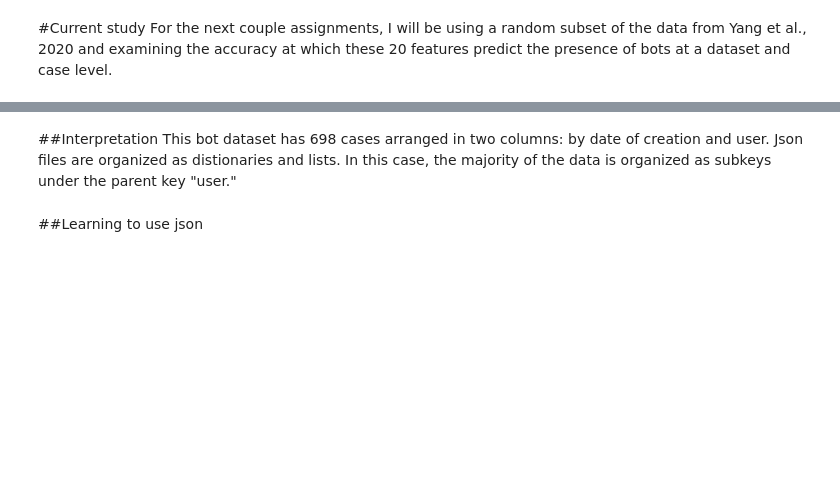
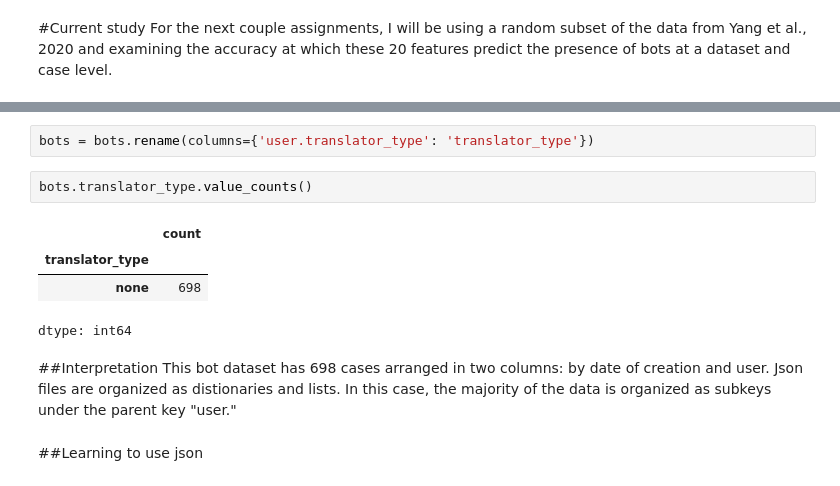
Before and after one commit to carlavilla/DataManagement, a Jupyter notebook: CV_DMPS0.ipynb, the cells around one changed output, grey strips where cells are left out. Drawn from its saved outputs; the diff is of its cells as text; blank space fills up the shorter version.

```diff
--- a/CV_DMPS0.ipynb
+++ b/CV_DMPS0.ipynb
@@ -103,3 +186,12 @@ bots.describe()
+# %%
+bots = bots.rename(columns={'user.translator_type': 'translator_type'})
+# %%
+bots.translator_type.value_counts()
+# %% [output]
+|  | count |
+| translator_type |  |
+| none | 698 |
+dtype: int64
 # %% [markdown]
 ##Interpretation
 This bot dataset has 698 cases arranged in two columns: by date of creation and user. Json files are organized as distionaries and lists. In this case, the majority of the data is organized as subkeys under the parent key "user."
```
Also changed, not shown: parts of 14 cells of this notebook.
